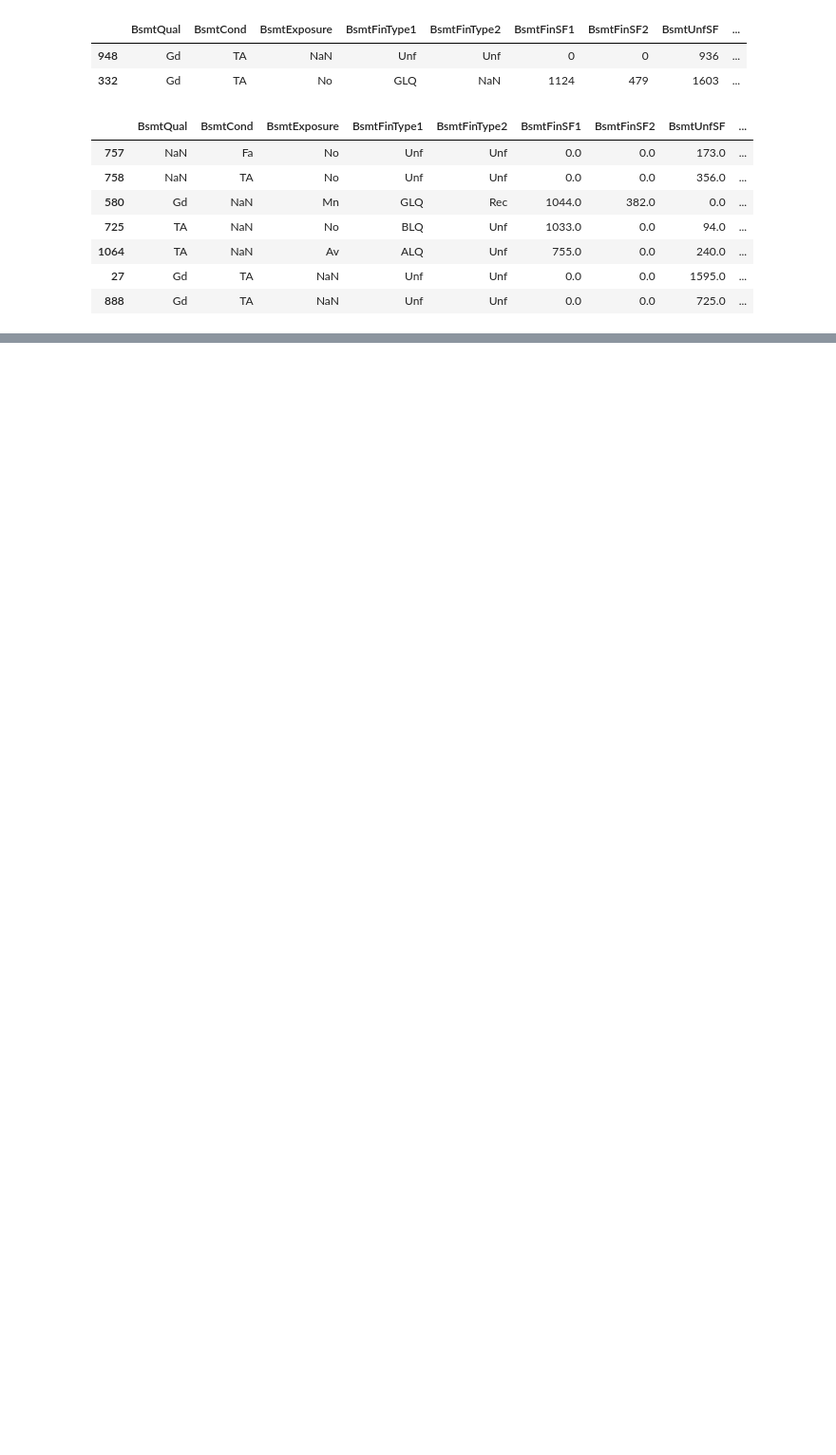
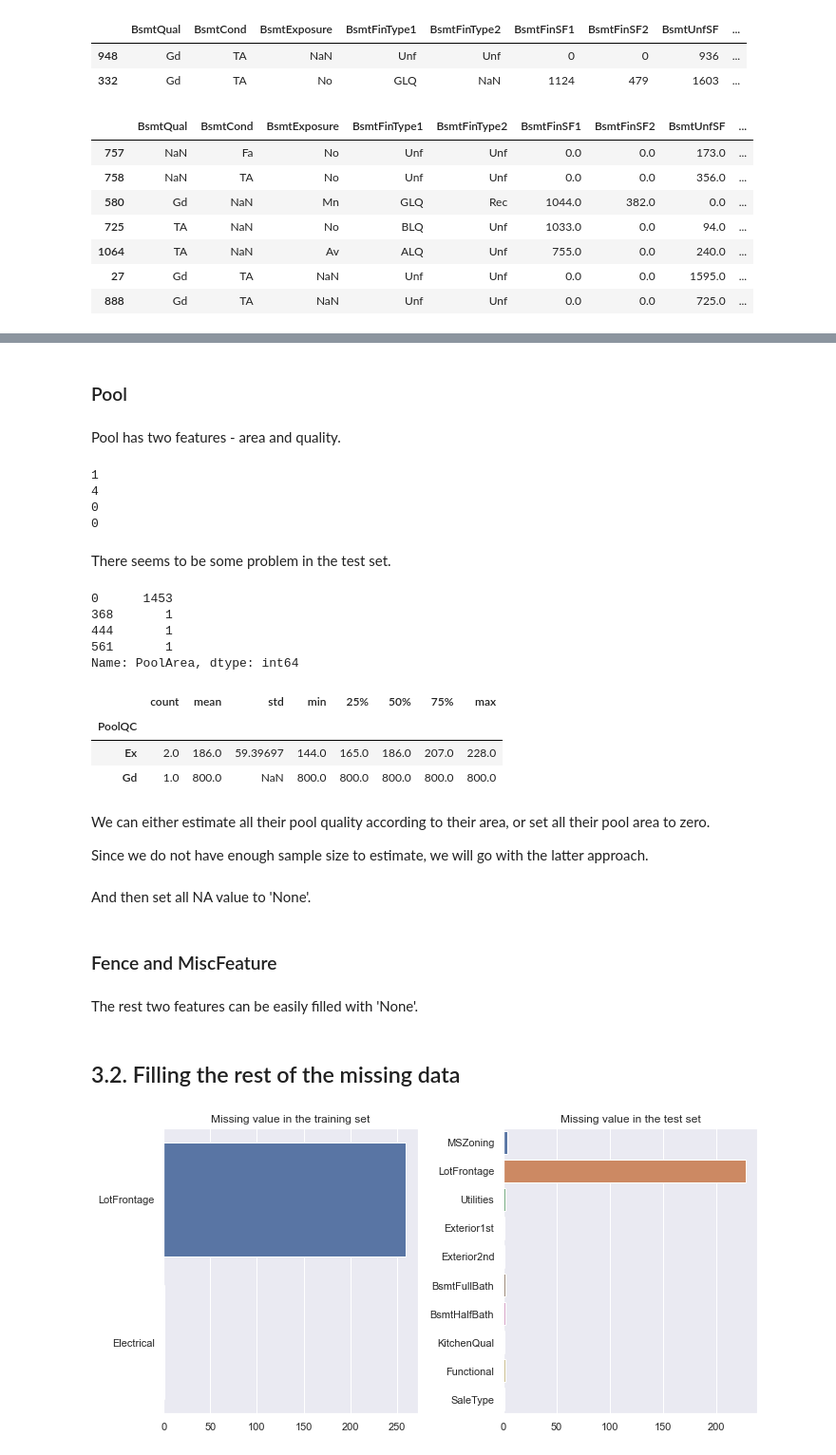
Before and after one commit to yulun-cd/houseprice-prediction, a Jupyter notebook: hp_workbook.ipynb, the cells around one changed output, grey strips where cells are left out. Shown: that part at 95% size. Cells and saved outputs as stored; diff of their text form; code cells hidden in the pictures; blank space fills up the shorter version.

Commit message:
finish data preprocessing - intend to use cv

```diff
--- a/hp_workbook.ipynb
+++ b/hp_workbook.ipynb
@@ -312,2 +305,0 @@ index 332 falls roughly into ALQ.
-# %%
-df_train.loc[332, 'BsmtFinType2'] = 'ALQ'
@@ -326,2 +305,0 @@ Both index 757 and 758 fall into Fa.
-# %%
-df_test.loc[[757, 758], 'BsmtQual'] = 'Fa'
@@ -340,11 +305,0 @@ index 580 and 725 fall into 'Gd', and index 1064 falls roughly into 'TA'
-# %%
-# all the features that are going to have missing values filled with 'None' label.
-fill_with_None = ['Alley', 'MasVnrType', 'BsmtQual', 'BsmtCond', 'BsmtExposure',
-                  'BsmtFinType1', 'BsmtFinType2', 'FireplaceQu', 'GarageType',
-                  'GarageFinish', 'GarageQual', 'GarageQual', 'GarageCond',
-                  'PoolQC', 'Fence', 'MiscFeature']
-
-# fill the missing values
-for col in fill_with_None:
-    df_train[col] = df_train[col].fillna('None')
-    df_test[col] = df_test[col].fillna('None')
@@ -374,0 +428,40 @@ pd.DataFrame(df_test.loc[df_test['BsmtCond'] == 'None', basement_features].value
+# %% [markdown]
+### Pool
+# %% [markdown]
+Pool has two features - area and quality.
+# %%
+print(len(df_train.loc[df_train['PoolQC'].isna(), 'PoolArea'].value_counts()))
+print(len(df_test.loc[df_test['PoolQC'].isna(), 'PoolArea'].value_counts()))
+
+print(len(df_train.loc[df_train['PoolArea'] == 0, 'PoolQC'].value_counts()))
+print(len(df_test.loc[df_test['PoolArea'] == 0, 'PoolQC'].value_counts()))
+# %% [output]
+1
+4
+0
+0
+# %% [markdown]
+There seems to be some problem in the test set.
+# %%
+df_test.loc[df_test['PoolQC'].isna(), 'PoolArea'].value_counts()
+# %% [output]
+0      1453
+368       1
+444       1
+561       1
+Name: PoolArea, dtype: int64
+# %%
+df_test.groupby('PoolQC')['PoolArea'].describe()
+# %% [output]
+|  | count | mean | std | min | 25% | 50% | 75% | max |
+| PoolQC |  |  |  |  |  |  |  |  |
+| Ex | 2.0 | 186.0 | 59.39697 | 144.0 | 165.0 | 186.0 | 207.0 | 228.0 |
+| Gd | 1.0 | 800.0 | NaN | 800.0 | 800.0 | 800.0 | 800.0 | 800.0 |
+# %% [markdown]
+We can either estimate all their pool quality according to their area, or set all their pool area to zero.
+
+Since we do not have enough sample size to estimate, we will go with the latter approach.
+# %%
+df_test.loc[df_test['PoolQC'].isna(), 'PoolArea'] = 0
+# %% [markdown]
+And then set all NA value to 'None'.
@@ -374,0 +470,4 @@ pd.DataFrame(df_test.loc[df_test['BsmtCond'] == 'None', basement_features].value
+# %% [markdown]
+### Fence and MiscFeature
+# %% [markdown]
+The rest two features can be easily filled with 'None'.
@@ -374,0 +476,19 @@ pd.DataFrame(df_test.loc[df_test['BsmtCond'] == 'None', basement_features].value
+# %% [markdown]
+## 3.2. Filling the rest of the missing data
+# %%
+plt.figure(figsize=(10,5))
+
+na_col_train = df_train.columns[df_train.isna().sum() > 0].values
+na_col_test = df_test.columns[df_test.isna().sum() > 0].values
+
+plt.subplot(1,2,1)
+sns.barplot(x=df_train.isna().sum()[na_col_train], y=na_col_train)
+plt.title('Missing value in the training set')
+
+plt.subplot(1,2,2)
+sns.barplot(x=df_test.isna().sum()[na_col_test], y=na_col_test)
+plt.title('Missing value in the test set')
+
+plt.tight_layout()
+# %% [output]
+[figure, added]
```
Also changed, not shown: parts of 89 cells of this notebook.
